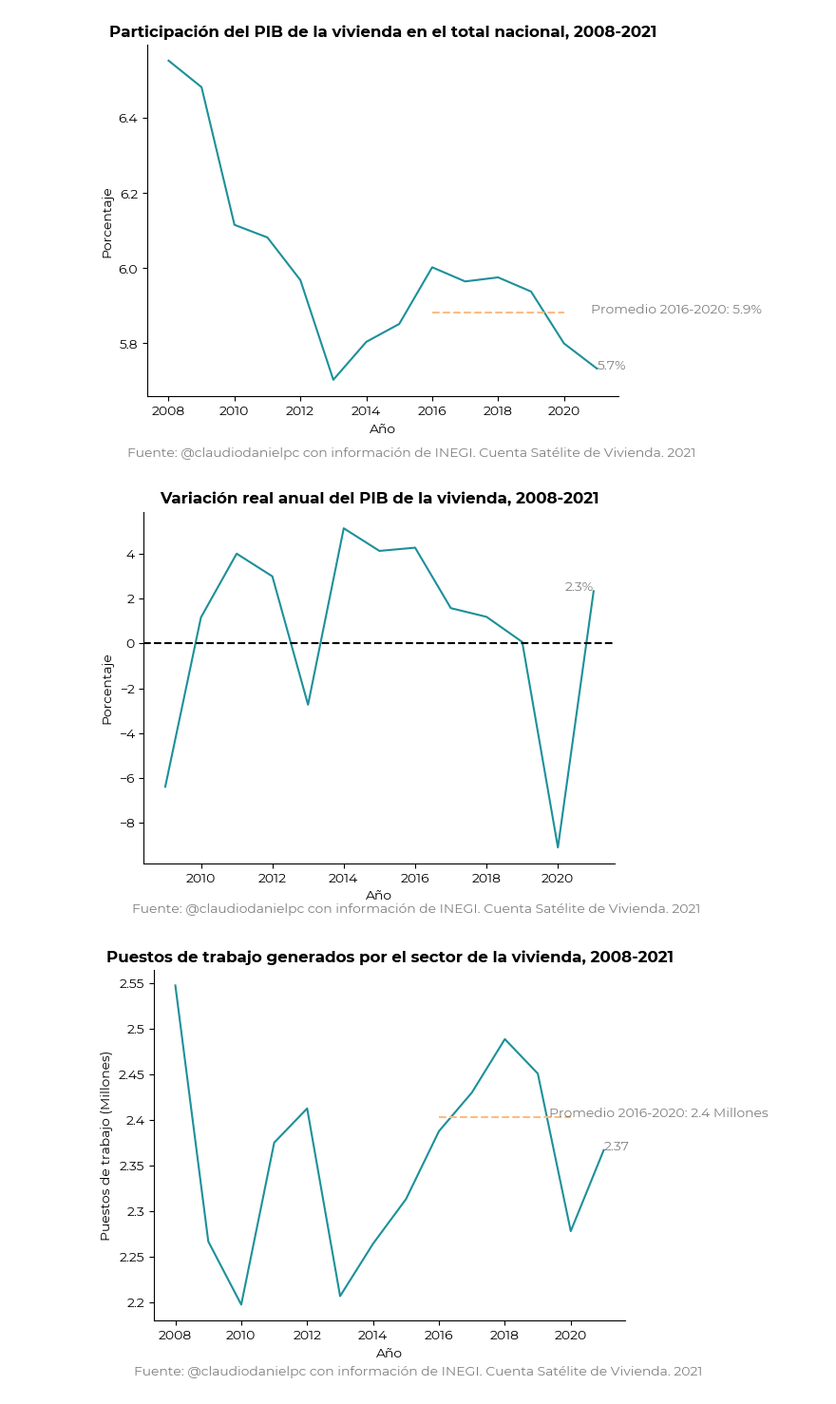
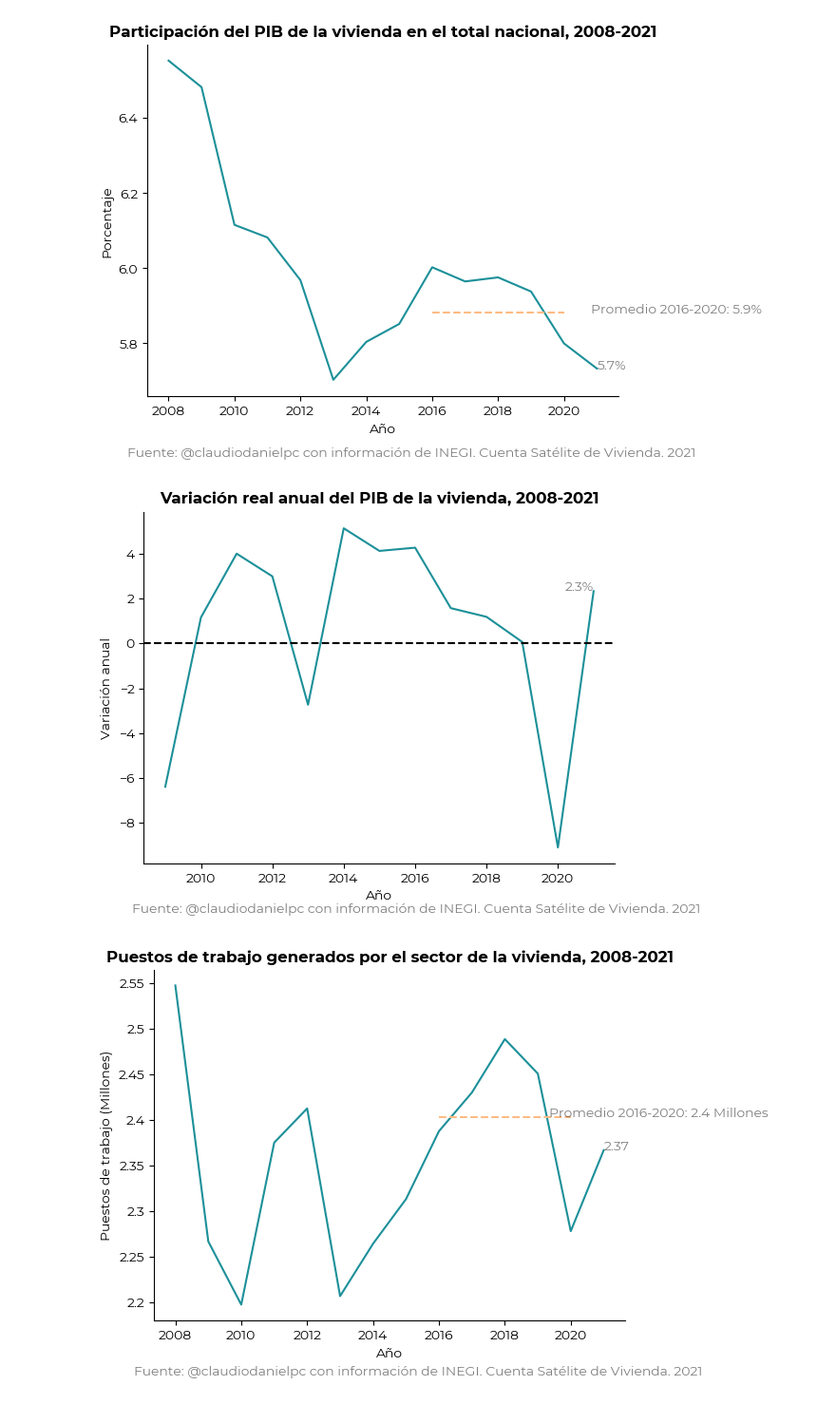
Before and after one commit to claudiodanielpc/inegi, a Jupyter notebook: cuenta_sat_vivi/cuenta_sat_vivi.ipynb, the cells around one changed output. Shown at 95% size. Drawn from its saved outputs; the diff is of its cells as text; code cells hidden in the pictures.

```diff
--- a/cuenta_sat_vivi/cuenta_sat_vivi.ipynb
+++ b/cuenta_sat_vivi/cuenta_sat_vivi.ipynb
@@ -68,23 +68,23 @@ plt.savefig("partvivi.png", dpi=300, bbox_inches="tight")
 # %%
 #Gráfica de variación de participación de vivienda
 plt.plot(variacion["time_period"],variacion["obs_value"],color="#1c9099")
 plt.title("Variación real anual del PIB de la vivienda, 2008-2021", fontweight="bold")
 plt.xlabel("Año")
-plt.ylabel("Porcentaje")
+plt.ylabel("Variación anual")
 #Fuente
 plt.text(2024, -12, "Fuente: @claudiodanielpc con información de INEGI. Cuenta Satélite de Vivienda. 2021", fontsize=10, alpha=0.5, ha="right")
 #Línea horizontal en y=0
 plt.axhline(y=0, color='black', linestyle='--')
 
 #Etiqueta en último valor a un decimal
 plt.text(2021, variacion["obs_value"].iloc[-1], str(round(variacion["obs_value"].iloc[-1],1))+"%", fontsize=10, alpha=0.5, ha="right")
 #Eliminar marco de la gráfica
 plt.gca().spines["top"].set_visible(False)
 plt.gca().spines["right"].set_visible(False)
 
 plt.savefig("varvivi.png", dpi=300, bbox_inches="tight")
 # %% [output]
-[figure, old version]
+[figure, new version]
 # %%
 #Gráfica de puestos de trabajo
 plt.plot(trabajo["time_period"],trabajo["obs_value"],color="#1c9099")
```
Also changed, not shown: 1 other file.
